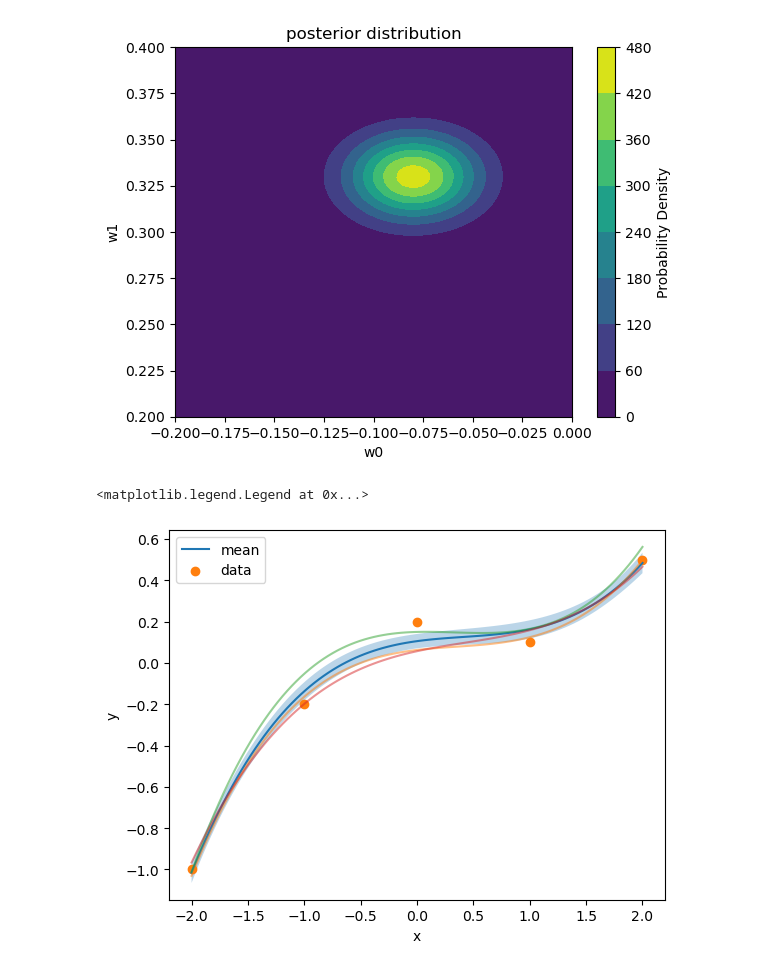
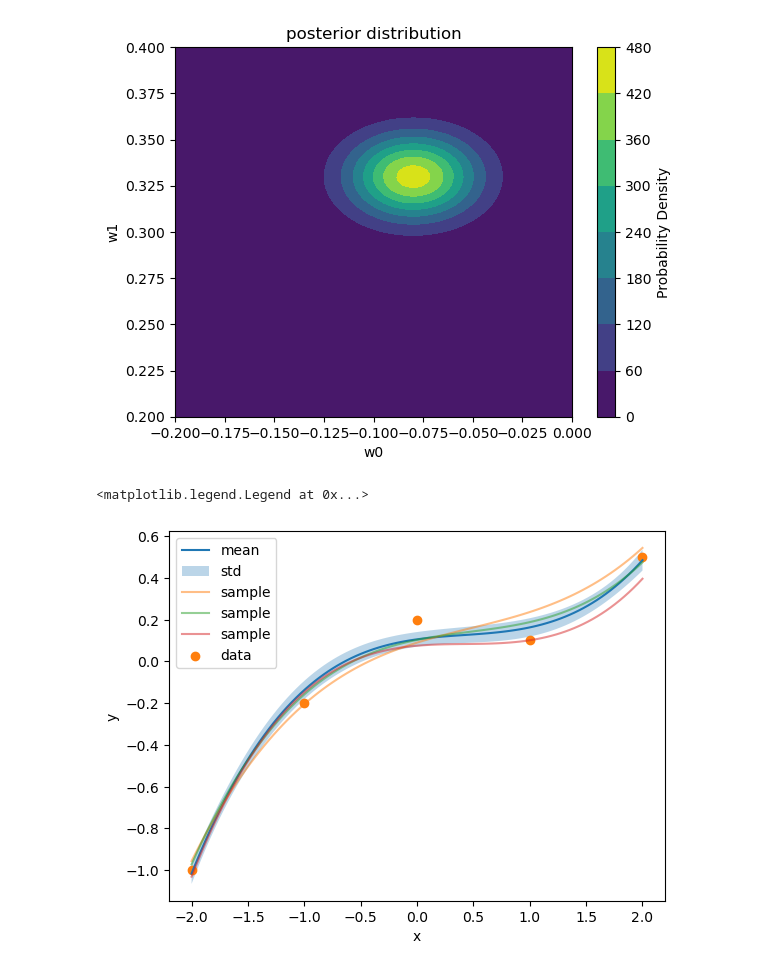
Before and after one commit to NiklasSchaaf/UQ_2023, a Jupyter notebook: homework_10/hw10_nik.ipynb, the cells around one changed output. Cells and saved outputs as stored; diff of their text form; code cells hidden in the pictures.

```diff
--- a/homework_10/hw10_nik.ipynb
+++ b/homework_10/hw10_nik.ipynb
@@ -84,22 +91,22 @@ plt.show()
 # %%
 degree = 3
 
 post_mean, post_cov, pred_mean, pred_cov = GP(new_x,data,degree)
 plt.plot(new_x,pred_mean, label= 'mean')
 
 std = np.sqrt(np.diag(pred_cov))
-plt.fill_between(new_x,pred_mean-std, pred_mean+std, alpha = 0.3)
+plt.fill_between(new_x,pred_mean-std, pred_mean+std, alpha = 0.3, label ='std')
 
 a = 0.5
-plt.plot(new_x,np.random.multivariate_normal(pred_mean, pred_cov), alpha = a)
-plt.plot(new_x,np.random.multivariate_normal(pred_mean, pred_cov), alpha = a)
-plt.plot(new_x,np.random.multivariate_normal(pred_mean, pred_cov), alpha = a)
+plt.plot(new_x,np.random.multivariate_normal(pred_mean, pred_cov), alpha = a, label = 'sample')
+plt.plot(new_x,np.random.multivariate_normal(pred_mean, pred_cov), alpha = a, label = 'sample')
+plt.plot(new_x,np.random.multivariate_normal(pred_mean, pred_cov), alpha = a, label = 'sample')
 
 
 plt.scatter(data[0],data[1], label = 'data')
 plt.xlabel('x')
 plt.ylabel('y')
 plt.legend()
 # %% [output]
 <matplotlib.legend.Legend at 0x...>
-[figure, old version]
+[figure, new version]
```
Also changed, not shown: parts of 3 cells of this notebook.
